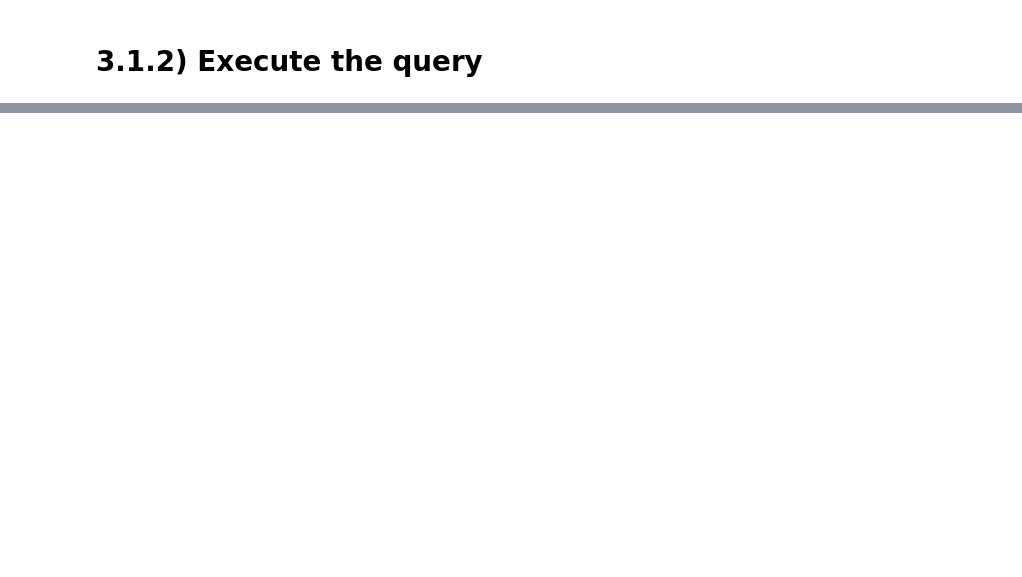
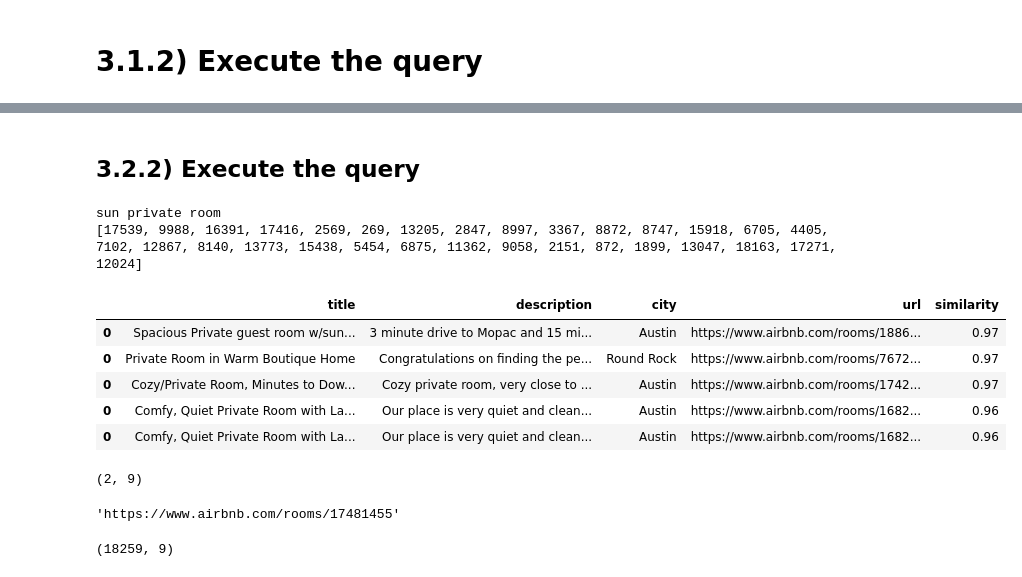
Before and after one commit to DanieleFi/ADMThirdHomework, a Jupyter notebook: Homework 3 - group #19.ipynb, the cells around one changed output, grey strips where cells are left out. Saved outputs shown, nothing was run; the diff lists cells and outputs as text; code cells hidden in the pictures; blank space fills up the shorter version.

```diff
--- a/Homework 3 - group #19.ipynb
+++ b/Homework 3 - group #19.ipynb
@@ -99,3 +119,3 @@ inverted_idx=functions.compute_inverted_idx(doc_vocabs,vocabulary)
 # %%
-functions.save_inverted_idx(inverted_idx)
-inverted_index=functions.load_inverted_idx()
+#functions.save_inverted_idx(inverted_idx)
+#inverted_index=functions.load_inverted_idx()
@@ -109,3 +122,6 @@ for k in vocabulary.keys():
+# %%
+vocabulary = pickle.load(open("vocabulary.p", "rb"))
+inverted_idx = pickle.load(open("inverted_idx.p", "rb"))
 # %%
 # we can clean our vocab more for 2nd part
 # %% [markdown]
@@ -115,4 +138,0 @@ functions.search_engine(vocabulary,inverted_idx)
-# %%
-# for future usage it can be just imported
-vocabulary=pd.read_csv('vocabulary.csv',encoding='ISO-8859-1')
-vocabulary.head()
@@ -118,0 +153,19 @@ vocabulary.head()
+# %% [markdown]
+## 3.2.2) Execute the query
+# %%
+inverted_idx2 = pickle.load(open("inverted_idx2.p", "rb"))
+# %%
+functions.search_engine2(5,vocabulary,inverted_idx,inverted_idx2)# sun private room
+# %% [output]
+sun private room
+[17539, 9988, 16391, 17416, 2569, 269, 13205, 2847, 8997, 3367, 8872, 8747, 15918, 6705, 4405, 7102, 12867, 8140, 13773, 15438, 5454, 6875, 11362, 9058, 2151, 872, 1899, 13047, 18163, 17271, 12024]
+|  | title | description | city | url | similarity |
+| 0 | Spacious Private guest room w/sun... | 3 minute drive to Mopac and 15 mi... | Austin | https://www.airbnb.com/rooms/1886... | 0.97 |
+| 0 | Private Room in Warm Boutique Home | Congratulations on finding the pe... | Round Rock | https://www.airbnb.com/rooms/7672... | 0.97 |
+| 0 | Cozy/Private Room, Minutes to Dow... | Cozy private room, very close to ... | Austin | https://www.airbnb.com/rooms/1742... | 0.97 |
+| 0 | Comfy, Quiet Private Room with La... | Our place is very quiet and clean... | Austin | https://www.airbnb.com/rooms/1682... | 0.96 |
+| 0 | Comfy, Quiet Private Room with La... | Our place is very quiet and clean... | Austin | https://www.airbnb.com/rooms/1682... | 0.96 |
+# %%
+airbnb_data[airbnb_data.url=='https://www.airbnb.com/rooms/16827574'].shape
+# %% [output]
+(2, 9)
@@ -118,0 +174,8 @@ vocabulary.head()
+# %%
+airbnb_data.url[1].split('?')[0]
+# %% [output]
+'https://www.airbnb.com/rooms/17481455'
+# %%
+airbnb_data.shape
+# %% [output]
+(18259, 9)
```
Also changed, not shown: parts of 27 cells of this notebook, 3 other files.
